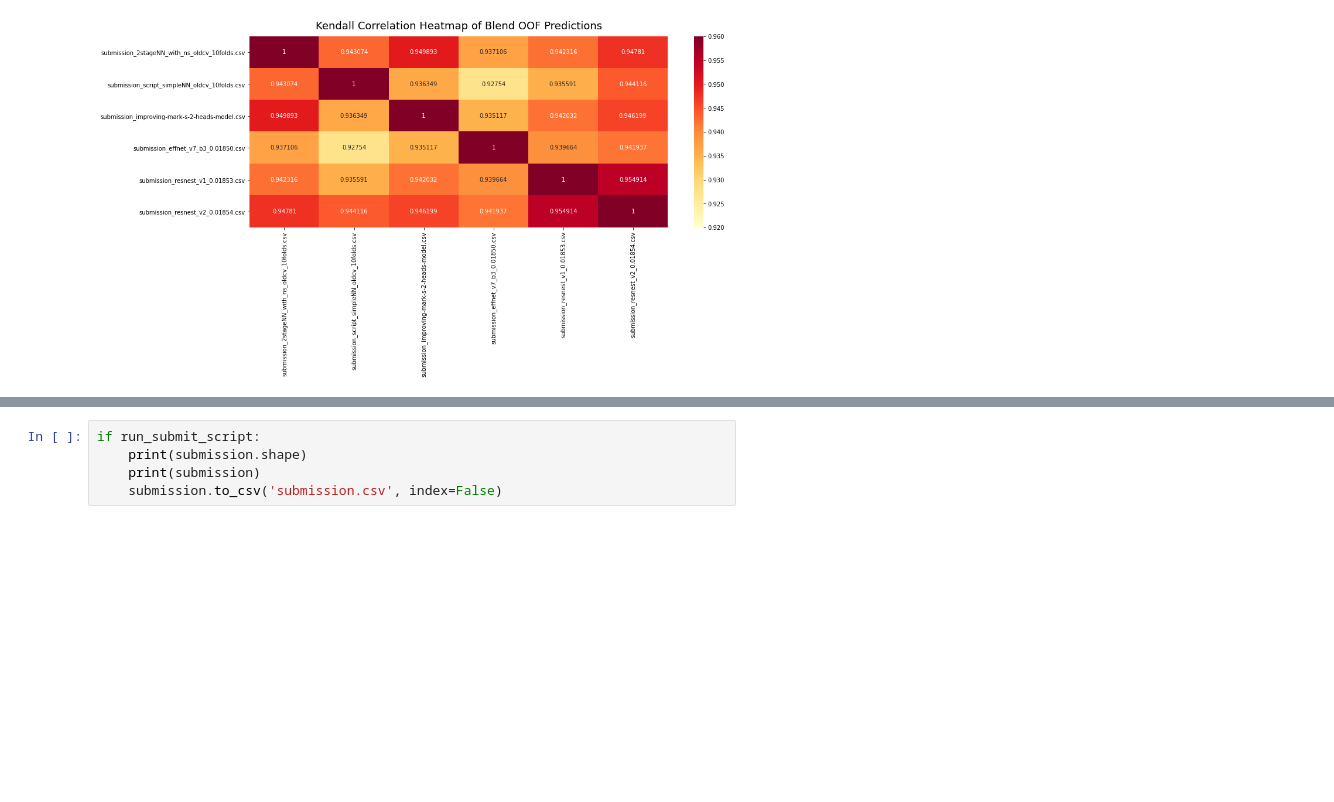
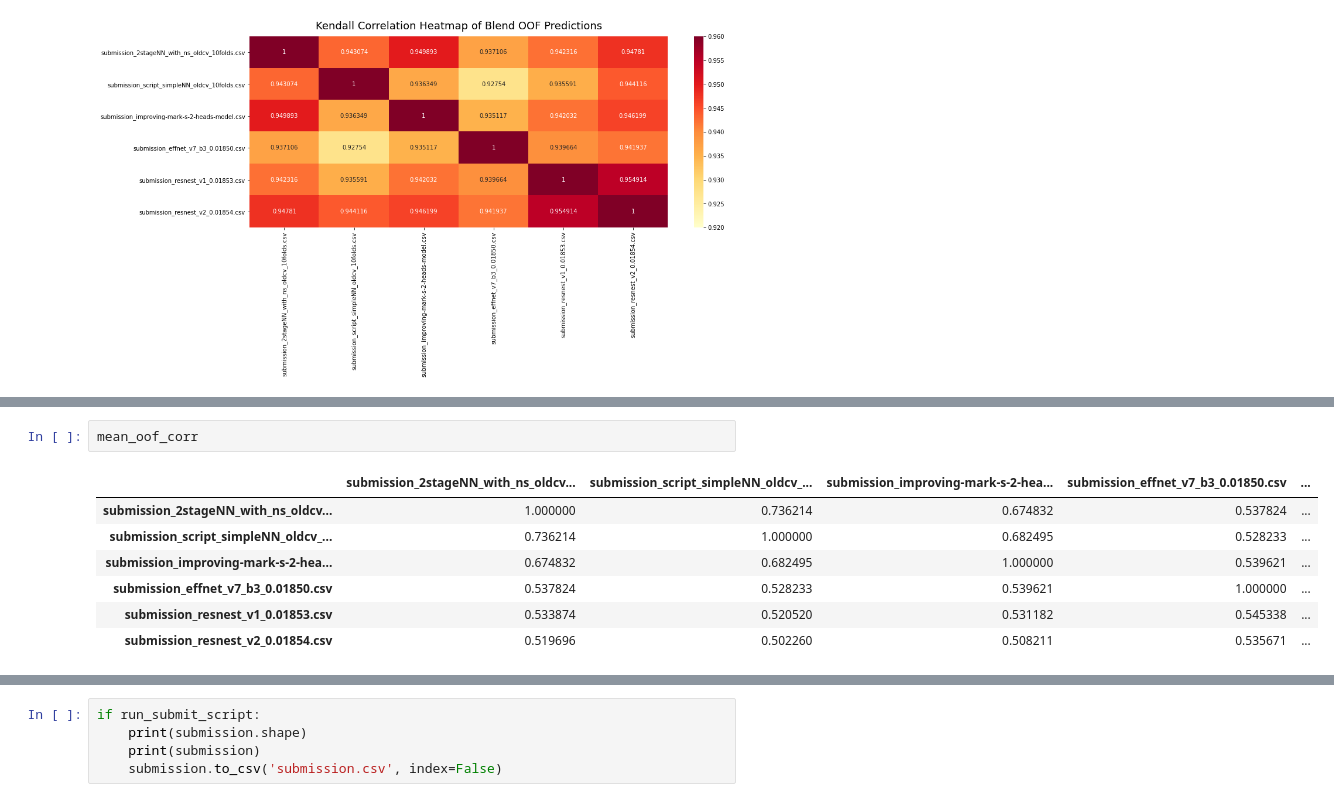
Before and after one commit to guitarmind/kaggle_moa_winner_hungry_for_gold, a Jupyter notebook: blends/blend_eda_v7.ipynb, the cells around one changed output, grey strips where cells are left out. Cells and saved outputs as stored; diff of their text form; blank space fills up the shorter version.

```diff
--- a/blends/blend_eda_v7.ipynb
+++ b/blends/blend_eda_v7.ipynb
@@ -826,0 +895,10 @@ Text(0.5, 1.0, 'Kendall Correlation Heatmap of Blend OOF Predictions')
+# %%
+mean_oof_corr
+# %% [output]
+|  | submission_2stageNN_with_ns_oldcv... | submission_script_simpleNN_oldcv_... | submission_improving-mark-s-2-hea... | submission_effnet_v7_b3_0.01850.csv | ... |
+| submission_2stageNN_with_ns_oldcv... | 1.000000 | 0.736214 | 0.674832 | 0.537824 | ... |
+| submission_script_simpleNN_oldcv_... | 0.736214 | 1.000000 | 0.682495 | 0.528233 | ... |
+| submission_improving-mark-s-2-hea... | 0.674832 | 0.682495 | 1.000000 | 0.539621 | ... |
+| submission_effnet_v7_b3_0.01850.csv | 0.537824 | 0.528233 | 0.539621 | 1.000000 | ... |
+| submission_resnest_v1_0.01853.csv | 0.533874 | 0.520520 | 0.531182 | 0.545338 | ... |
+| submission_resnest_v2_0.01854.csv | 0.519696 | 0.502260 | 0.508211 | 0.535671 | ... |
```
Also changed, not shown: parts of 9 cells of this notebook, 1 other file.
